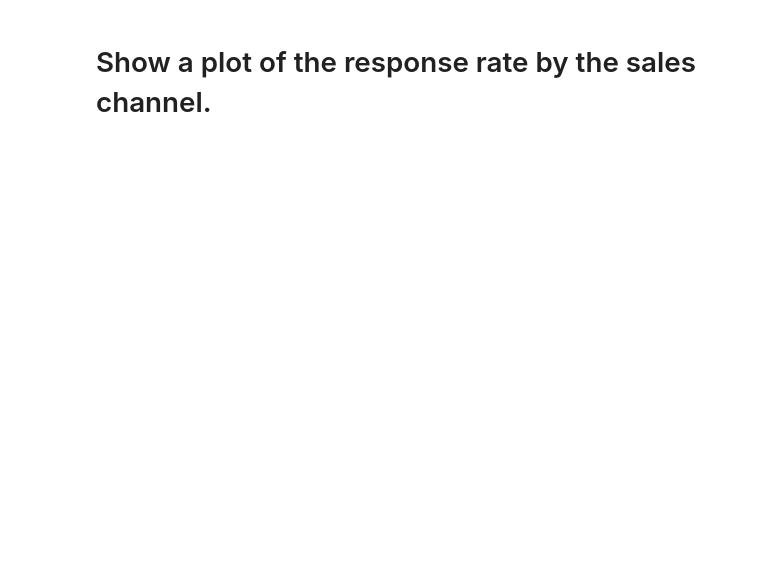
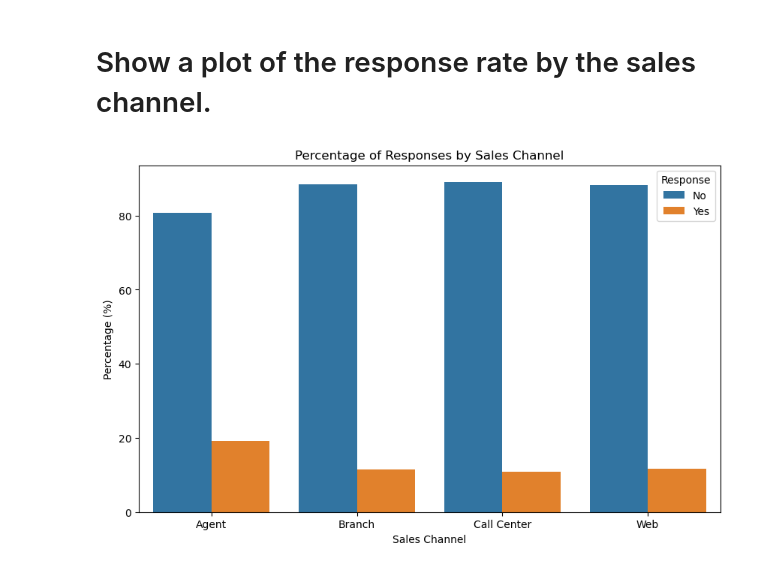
Before and after one commit to mrrobotnallun/AgileDataProject, a Jupyter notebook: test1.ipynb, the cells around one changed output. Cells and saved outputs as stored; diff of their text form; code cells hidden in the pictures; blank space fills up the shorter version.

```diff
--- a/test1.ipynb
+++ b/test1.ipynb
@@ -89,2 +124,28 @@ plt.show()
 # %% [markdown]
 #   Show a plot of the response rate by the sales channel.
+# %%
+# Calculate the count of responses by Sales Channel
+total = data.groupby('Sales Channel')['Response'].count().reset_index(name='Total')
+
+# Calculate the count of each response type by Sales Channel
+response_count = data.groupby(['Sales Channel', 'Response']).size().reset_index(name='Count')
+
+# Merge the total counts with the response counts
+merged = pd.merge(response_count, total, on='Sales Channel')
+
+# Calculate the percentage
+merged['Percentage'] = (merged['Count'] / merged['Total']) * 100
+
+# Create the plot
+plt.figure(figsize=(10, 6))
+sns.barplot(x='Sales Channel', y='Percentage', hue='Response', data=merged)
+
+# Set plot title and labels
+plt.title('Percentage of Responses by Sales Channel')
+plt.ylabel('Percentage (%)')
+plt.xlabel('Sales Channel')
+
+# Show the plot
+plt.show()
+# %% [output]
+[figure, added]
```
Also changed, not shown: parts of 7 cells of this notebook, 1 other file.
